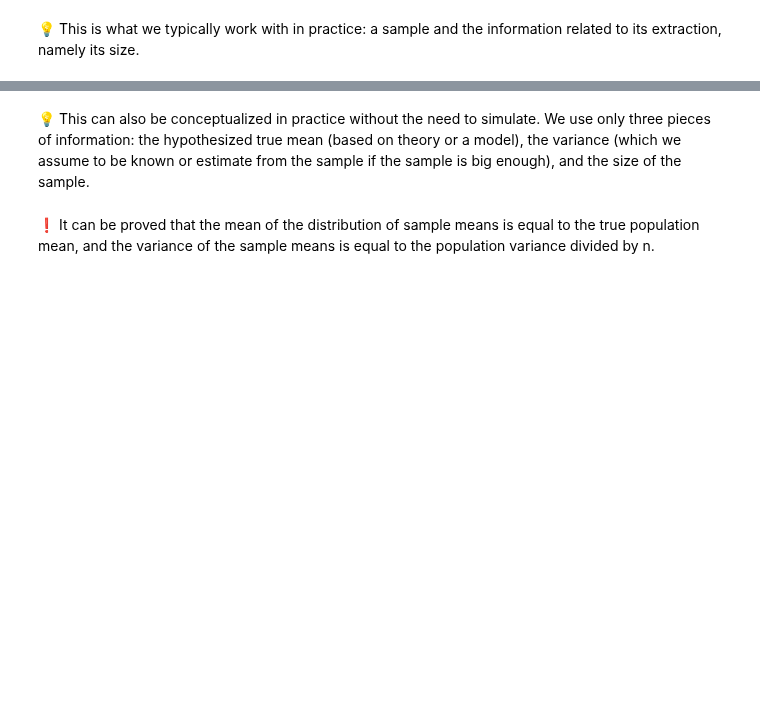
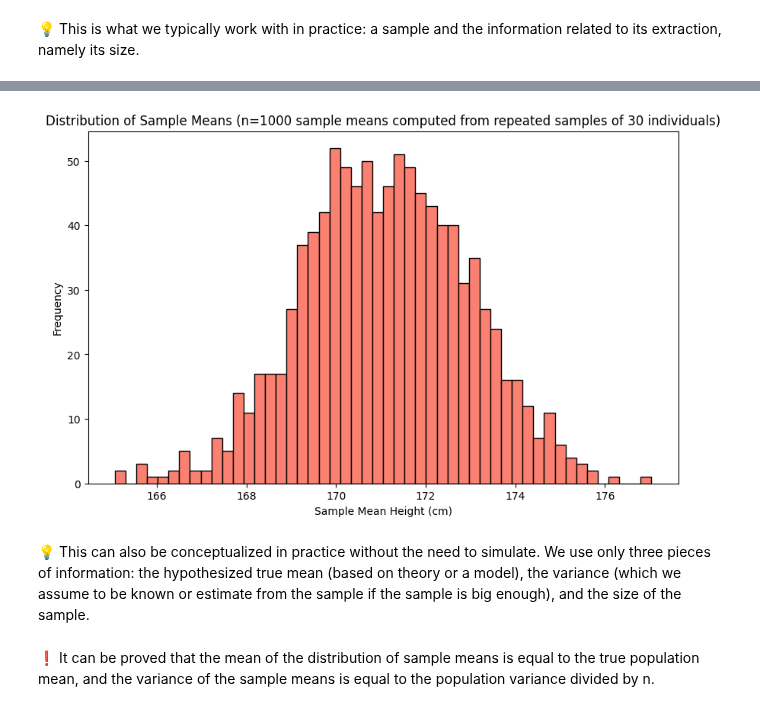
Before and after one commit to theonlytruealex/models_and_simulations, a Jupyter notebook: MS-lab4.ipynb, the cells around one changed output, grey strips where cells are left out. Cells and saved outputs as stored; diff of their text form; code cells hidden in the pictures; blank space fills up the shorter version.

```diff
--- a/MS-lab4.ipynb
+++ b/MS-lab4.ipynb
@@ -89,34 +94,36 @@ plt.show()
 # %%
 #ToDo: Set the hypothesized population parameters (notice that here we deal with a hypothesis, not the true height)
 population_size_hypothesis = 1459
-std_dev_height_hypothesis = #STDsameAsTheOriginalPopulation
-mean_height_hypothesis = #HypothesizedMean
+std_dev_height_hypothesis = 10
+mean_height_hypothesis = 171
 
 population_heights_if_mean_171 = np.random.normal(mean_height_hypothesis, std_dev_height_hypothesis, population_size_hypothesis)
 
 
 #ToDo: define how many samples to extract in the simulation and the sample size
-num_samples = #how many extraction + means to conduct
-sample_size_simulation = #this should have the same sample size as point b above;
+num_samples = 1000
+sample_size_simulation = 30
 
 
 sample_means = []
 # ToDo:Simulate the repeated sampling process
 #Note that this is the same process as the one conducted in the previous code snippet, only that we repeat it for num_samples times
 for _ in range(num_samples):
     #ToDo: Draw a random sample from the population of the same size as the one extracted above;
-    sample_heights = np.random.choice(#Give as input the hypothesized population from which to sample, size=#, replace=False)
+    sample_heights = np.random.choice(population_heights_if_mean_171, size=sample_size_simulation, replace=False)
     #ToDo: For each sample compute the sample mean
-    sample_mean = np.mean(#Give as input the heights in the current sample)
+    sample_mean = np.mean(sample_heights)
     #ToDo: Store the sample mean in the array
-    sample_means.append(#Give as input the computed mean)
+    sample_means.append(sample_mean)
 
 plt.figure(figsize=(10, 6))
 plt.hist(sample_means, bins=50, color='salmon', edgecolor='black')
 plt.title('Distribution of Sample Means (n=1000 sample means computed from repeated samples of 30 individuals)')
 plt.xlabel('Sample Mean Height (cm)')
 plt.ylabel('Frequency')
 plt.show()
+# %% [output]
+[figure, added]
 # %% [markdown]
 💡 This can also be conceptualized in practice without the need to simulate. We use only three pieces of information: the hypothesized true mean (based on theory or a model), the variance (which we assume to be known or estimate from the sample if the sample is big enough), and the size of the sample.
 # %% [markdown]
```
Also changed, not shown: parts of 35 cells of this notebook.
